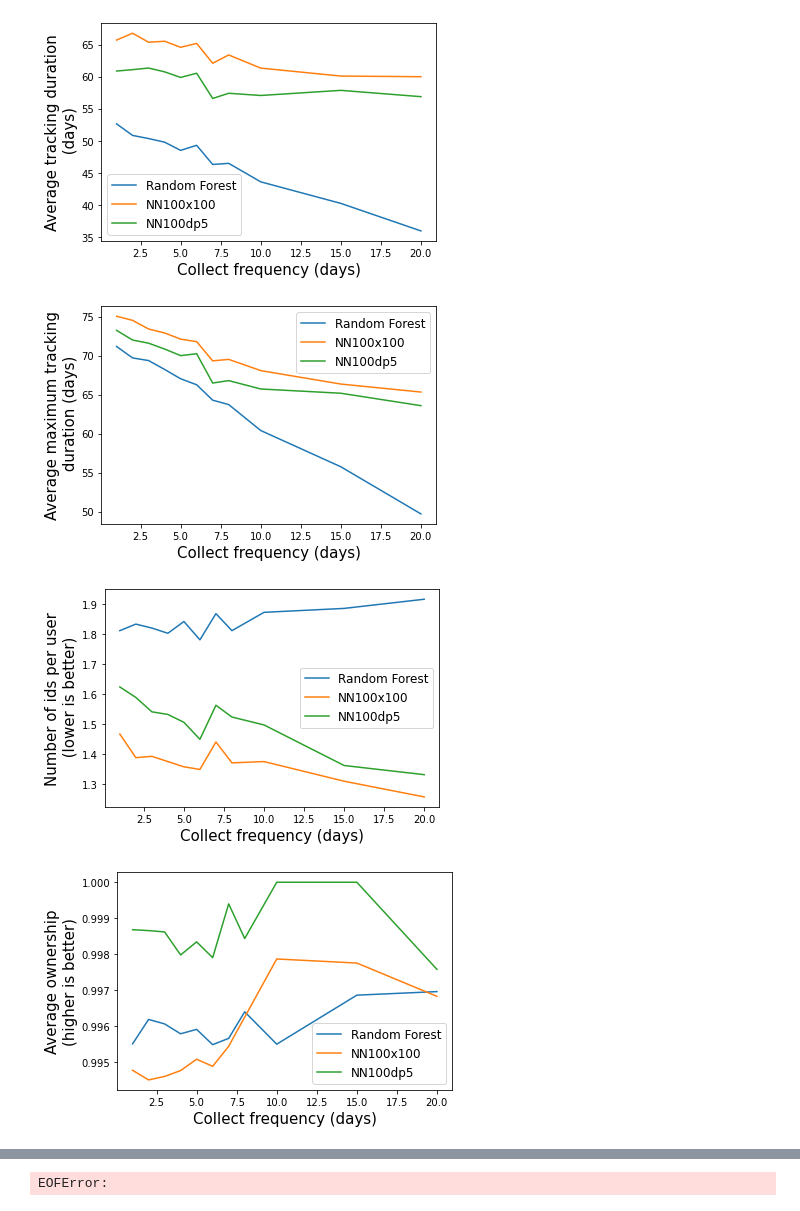
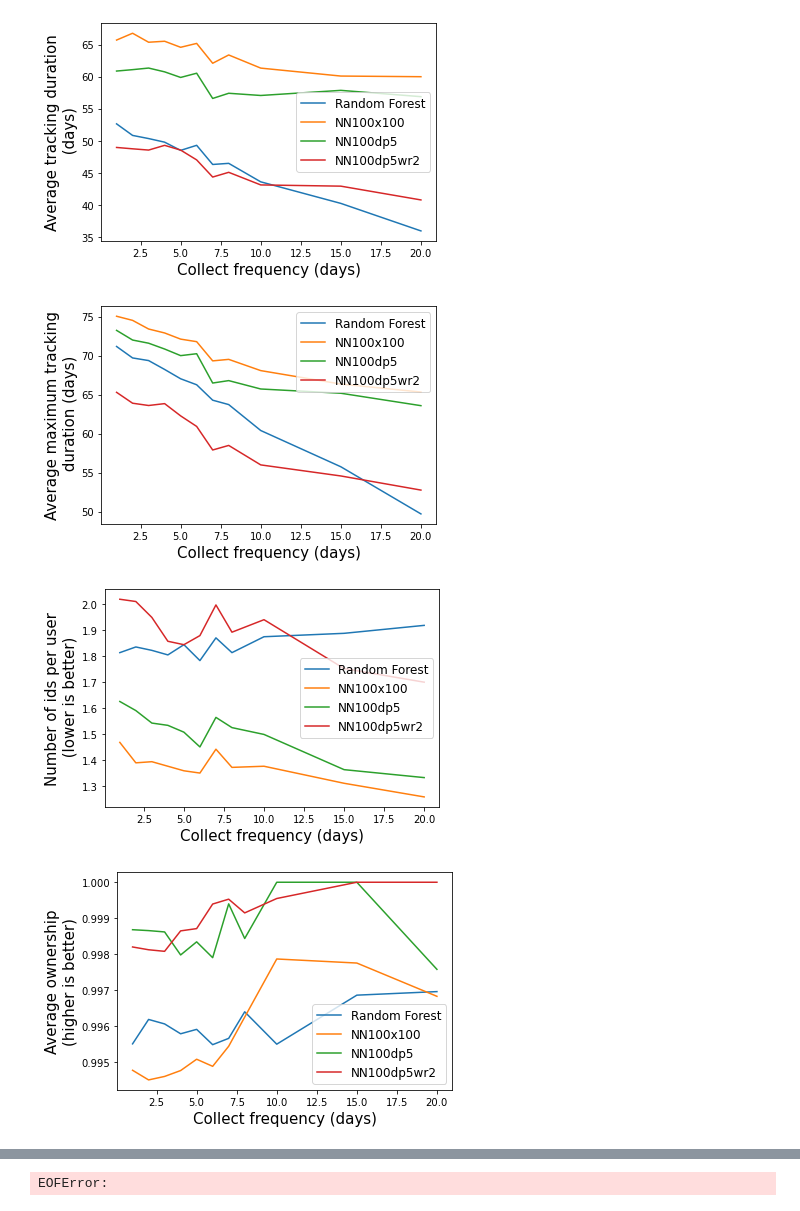
Before and after one commit to wzhang2022/FPStalker-1, a Jupyter notebook: notebooks/results_analysis.ipynb, the cells around one changed output, grey strips where cells are left out. Drawn from its saved outputs; the diff is of its cells as text; code cells hidden in the pictures.

Commit message:
Added print to same graph

```diff
--- a/notebooks/results_analysis.ipynb
+++ b/notebooks/results_analysis.ipynb
@@ -134,38 +134,40 @@ def plot_data_from_list(df_label_list):
 # df_rule = process_results_replay("logreg", "rulebased", 6)
 df_ml = process_results_replay("randforest", "hybridalgo", 6)
 wbnorm1 = process_results_replay("wBatchNorm1", 'hybridalgo', 6)
 wbnorm20 = process_results_replay("wBatchNorm20", 'hybridalgo', 6)
 wbnorm40 = process_results_replay("wBatchNorm40", 'hybridalgo', 6)
 testbestlambdabatchnorm = process_results_replay("testbestlambdabatchnorm", 'hybridalgo', 6)
 wbnorm3 = process_results_replay("wBatchNorm3", 'hybridalgo', 6)
 batch09 = process_results_replay("batchnormlam.9", 'hybridalgo', 6)
 bnorm1lam09 = process_results_replay("bnorm1lam09", 'hybridalgo', 6)
 wBatchNorm2 = process_results_replay("wBatchNorm2", 'hybridalgo', 6)
 nn100x100 = process_results_replay('nn100x100', 'hybridalgo', 6)
 best2node = process_results_replay('nn60x60', 'hybridalgo', 6)
 nn100x100dp5 = process_results_replay('nn100x100dp5', 'hybridalgo', 6)
+nn100x100dp5wr2 = process_results_replay('nn100x100dp5wr2', 'hybridalgo', 6)
 
 # plot_data_from_list([(df_ml, "Random Forest"),
 #                     (wbnorm1, "Bnorm1"), (wbnorm40, "Bnorm40"),
 #                     (testbestlambdabatchnorm, "Bnorm40Lambda0.6"),
 #                     (batch09, "Bnorm40Lambda0.9"),
 #                     (bnorm1lam09, "Bnorm1Lambda0.9"),
 #                     (wBatchNorm2, "Bnorm2"),
 #                     (nn100x100, "NN100x100")])
 
 # plot_data_from_list([(df_ml, "Random Forest"),
 #                     (batch09, "Bnorm40Lambda0.9"),
 #                     (nn100x100, "NN100x100"),
 #                     (best2node, 'best 2 node')])
 
 plot_data_from_list([(df_ml, "Random Forest"),
                     (nn100x100, "NN100x100"),
-                    (nn100x100dp5, "NN100dp5")])
+                    (nn100x100dp5, "NN100dp5"),
+                    (nn100x100dp5wr2, "NN100dp5wr2")])
 # %% [output]
-[figure, old version]
+[figure, new version]
-[figure, old version]
+[figure, new version]
-[figure, old version]
+[figure, new version]
-[figure, old version]
+[figure, new version]
 # %%
 file_names = os.listdir("../results/")
 nb_days_to_tracking_time = dict()
```
Also changed, not shown: parts of 6 cells of this notebook, 9 other files.
